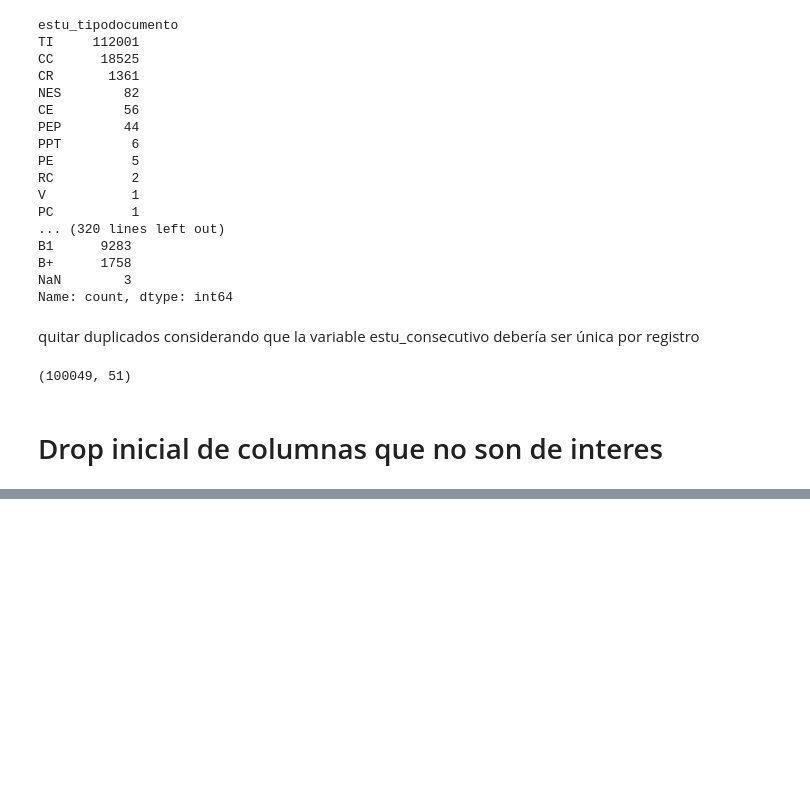
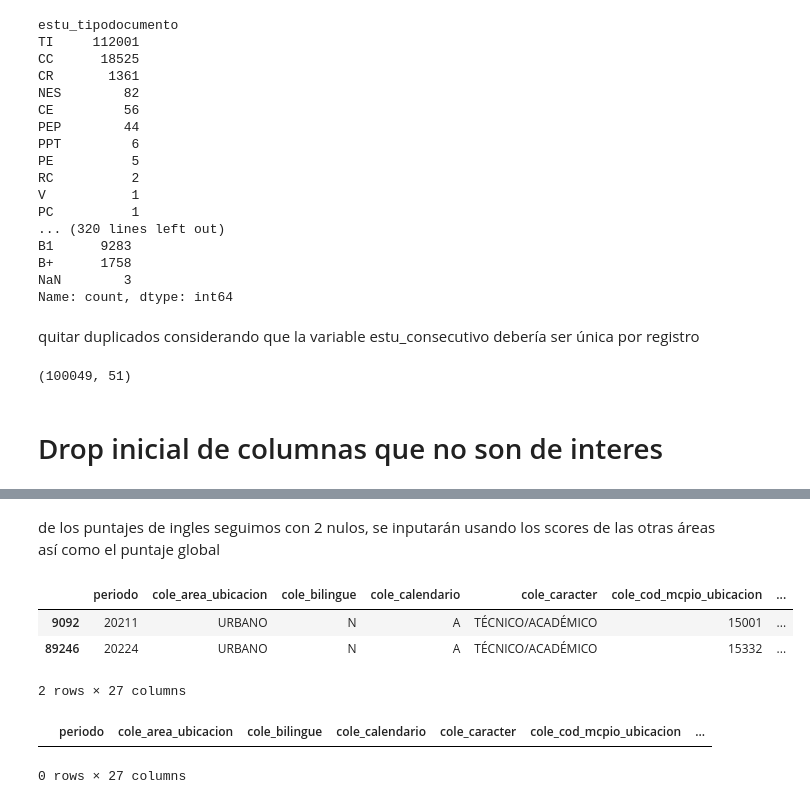
Before and after one commit to Joulessss/Proyecto1_Analcomp, a Jupyter notebook: tarea2_limpieza/limpieza_eda.ipynb, the cells around one changed output, grey strips where cells are left out. Saved outputs shown, nothing was run; the diff lists cells and outputs as text; code cells hidden in the pictures; blank space fills up the shorter version.

```diff
--- a/tarea2_limpieza/limpieza_eda.ipynb
+++ b/tarea2_limpieza/limpieza_eda.ipynb
@@ -220,0 +233,17 @@ raw_data3.shape
+# %% [markdown]
+de los puntajes de ingles seguimos con 2 nulos, se inputarán usando los scores de las otras áreas así como el puntaje global
+# %%
+missing_rows = raw_data3[raw_data3["punt_ingles"].isna()]
+missing_rows
+# %% [output]
+|  | periodo | cole_area_ubicacion | cole_bilingue | cole_calendario | cole_caracter | cole_cod_mcpio_ubicacion | ... |
+| 9092 | 20211 | URBANO | N | A | TÉCNICO/ACADÉMICO | 15001 | ... |
+| 89246 | 20224 | URBANO | N | A | TÉCNICO/ACADÉMICO | 15332 | ... |
+2 rows × 27 columns
+# %%
+raw_data3.loc[raw_data3["punt_ingles"].isna(), "punt_ingles"] = 13/5*raw_data3["punt_global"] - 3*raw_data3["punt_lectura_critica"]
+- 3*raw_data3["punt_c_naturales"] - 3*raw_data3["punt_sociales_ciudadanas"] - 3*raw_data3["punt_matematicas"]
+raw_data3[raw_data3["punt_ingles"].isna()]
+# %% [output]
+|  | periodo | cole_area_ubicacion | cole_bilingue | cole_calendario | cole_caracter | cole_cod_mcpio_ubicacion | ... |
+0 rows × 27 columns
```
Also changed, not shown: parts of 5 cells of this notebook.
